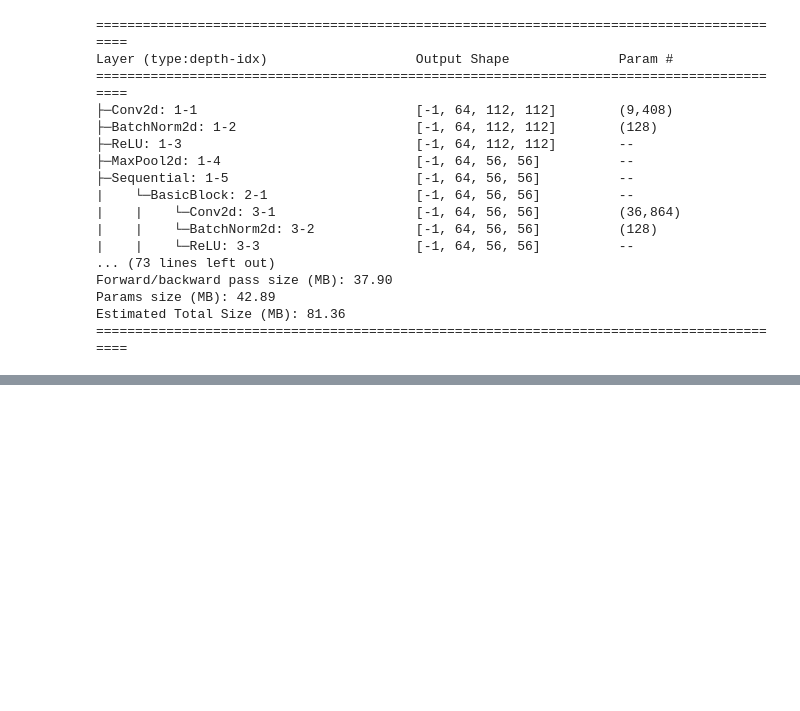
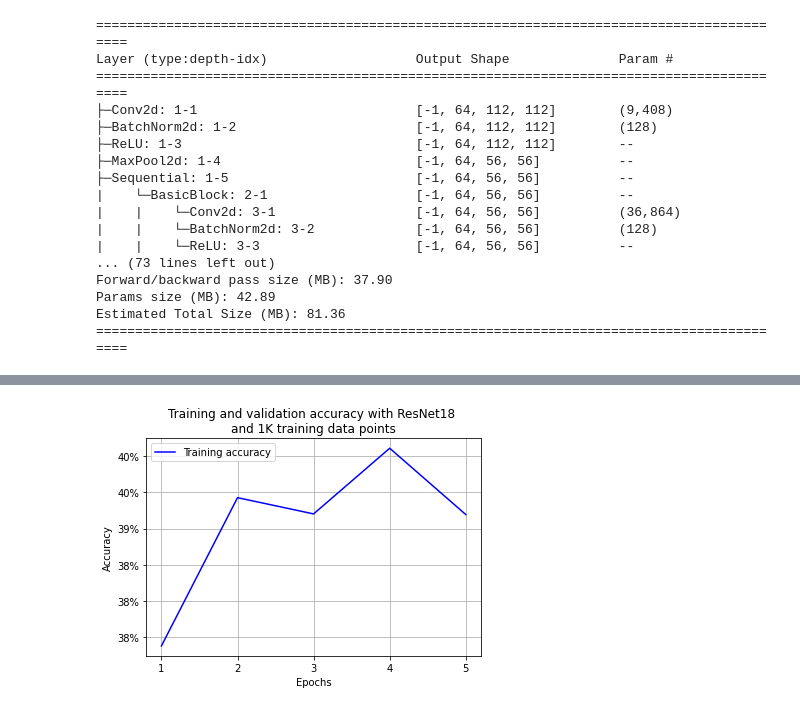
Before and after one commit to ian6666/CS152-SSL, a Jupyter notebook: model.ipynb, the cells around one changed output, grey strips where cells are left out. Cells and saved outputs as stored; diff of their text form; code cells hidden in the pictures; blank space fills up the shorter version.

Commit message:
model set up

```diff
--- a/model.ipynb
+++ b/model.ipynb
@@ -96,13 +99,15 @@ def train_batch(x, y, model, optimizer, loss_fn):
     optimizer.step()  # Update parameters
 
     return batch_loss.item()
-# %%
-@torch.no_grad()
-def accuracy(x, y, model):
-    model.eval()
-    prediction = model(x)
-    is_correct = (prediction > 0.5) == y
-    return is_correct.cpu().numpy().tolist()
+# %%
+def accuracy(x, y, model):
+    model.eval()  # Set the model to evaluation mode
+    with torch.no_grad():
+        predictions = model(x)
+        predicted_classes = torch.argmax(predictions, dim=1)
+        correct_count = (predicted_classes == y).sum().item()
+        total_count = y.size(0)
+        return correct_count / total_count
 # %%
 from custom_utils import get_annotations
 from custom_utils import get_data
@@ -148,0 +159,18 @@ All losses and accuracies are for each epoch
+# %%
+epochs = np.arange(5)+1
+import matplotlib.ticker as mtick
+import matplotlib.pyplot as plt
+import matplotlib.ticker as mticker
+%matplotlib inline
+plt.plot(epochs, train_accuracies, 'b', label='Training accuracy')
+# plt.plot(epochs, val_accuracies, 'r', label='Validation accuracy')
+plt.gca().xaxis.set_major_locator(mticker.MultipleLocator(1))
+plt.title('Training and validation accuracy with ResNet18 \nand 1K training data points')
+plt.xlabel('Epochs')
+plt.ylabel('Accuracy')
+plt.gca().set_yticklabels(['{:.0f}%'.format(x*100) for x in plt.gca().get_yticks()])
+plt.legend()
+plt.grid('off')
+plt.show()
+# %% [output]
+[figure, added]
```
Also changed, not shown: parts of 2 cells of this notebook, 3 other files.
